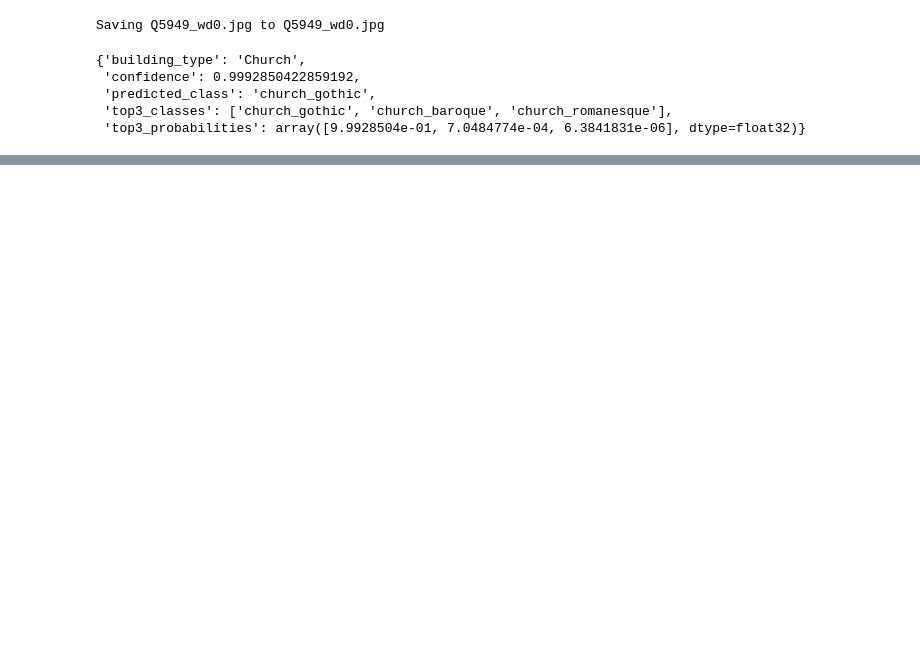
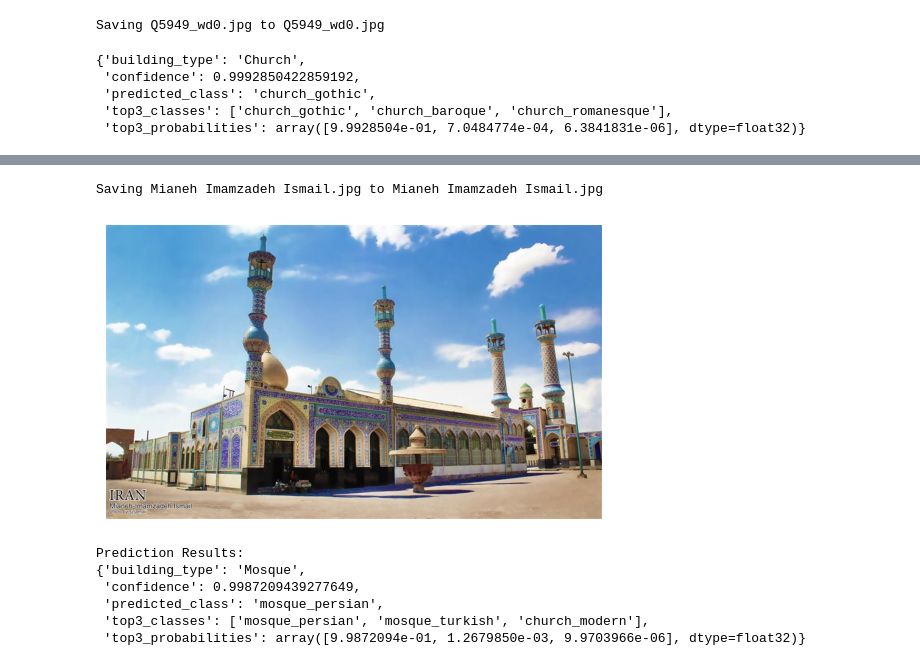
Before and after one commit to rodolphelkhoury/temple_classification, a Jupyter notebook: temple_classification.ipynb, the cells around one changed output, grey strips where cells are left out. Cells and saved outputs as stored; diff of their text form; code cells hidden in the pictures; blank space fills up the shorter version.

```diff
--- a/temple_classification.ipynb
+++ b/temple_classification.ipynb
@@ -1114,0 +1153,19 @@ pprint(result)
+# %%
+from PIL import Image
+import io
+import matplotlib.pyplot as plt
+from google.colab import files
+from pprint import pprint
+
+uploaded = files.upload()
+filename = next(iter(uploaded))
+
+image = Image.open(io.BytesIO(uploaded[filename]))
+plt.imshow(image)
+plt.axis('off')
+plt.show()
+
+result = classifier.predict(filename)
+print("\nPrediction Results:")
+pprint(result)
+# %% [output]
@@ -1114,0 +1173,8 @@ pprint(result)
+Saving Mianeh Imamzadeh Ismail.jpg to Mianeh Imamzadeh Ismail.jpg
+[figure, added]
+Prediction Results:
+{'building_type': 'Mosque',
+ 'confidence': 0.9987209439277649,
+ 'predicted_class': 'mosque_persian',
+ 'top3_classes': ['mosque_persian', 'mosque_turkish', 'church_modern'],
+ 'top3_probabilities': array([9.9872094e-01, 1.2679850e-03, 9.9703966e-06], dtype=float32)}
```
Also changed, not shown: parts of 23 cells of this notebook.
